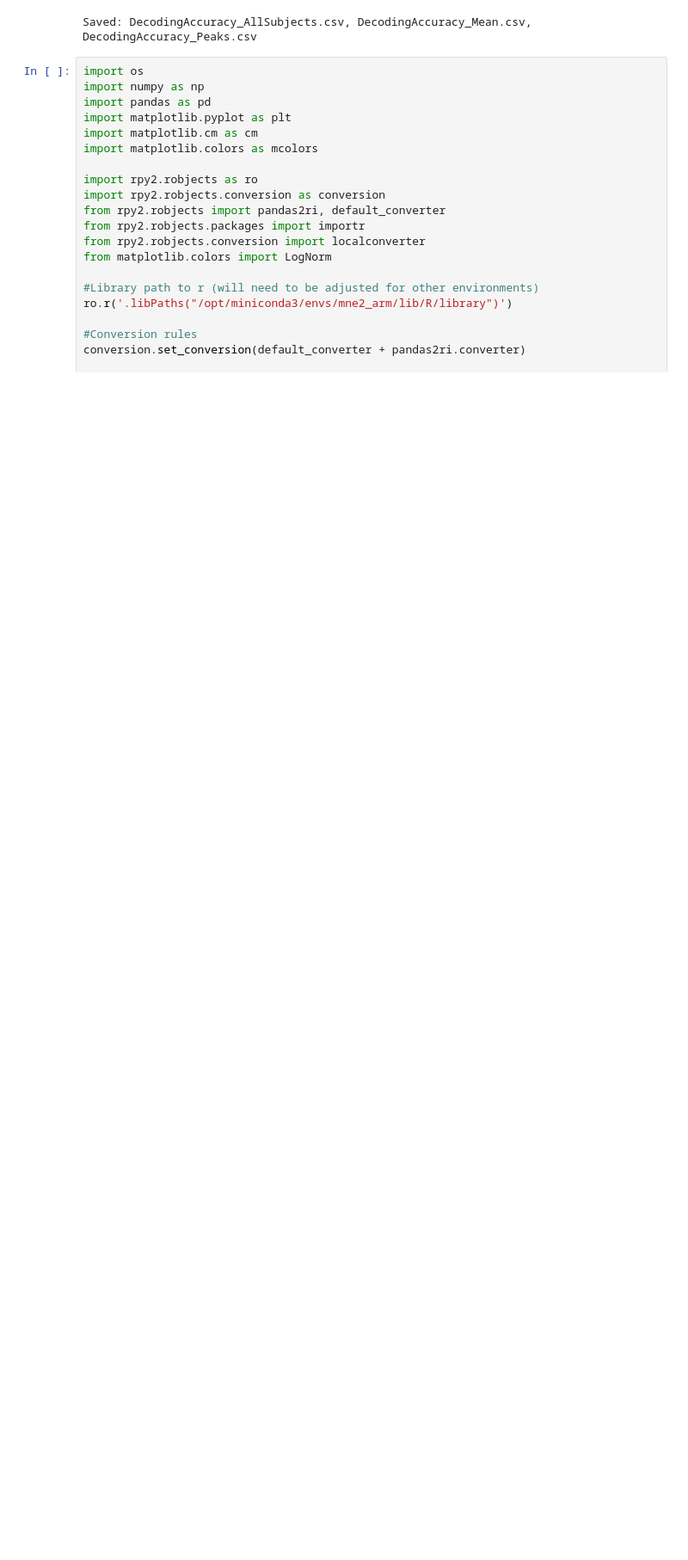
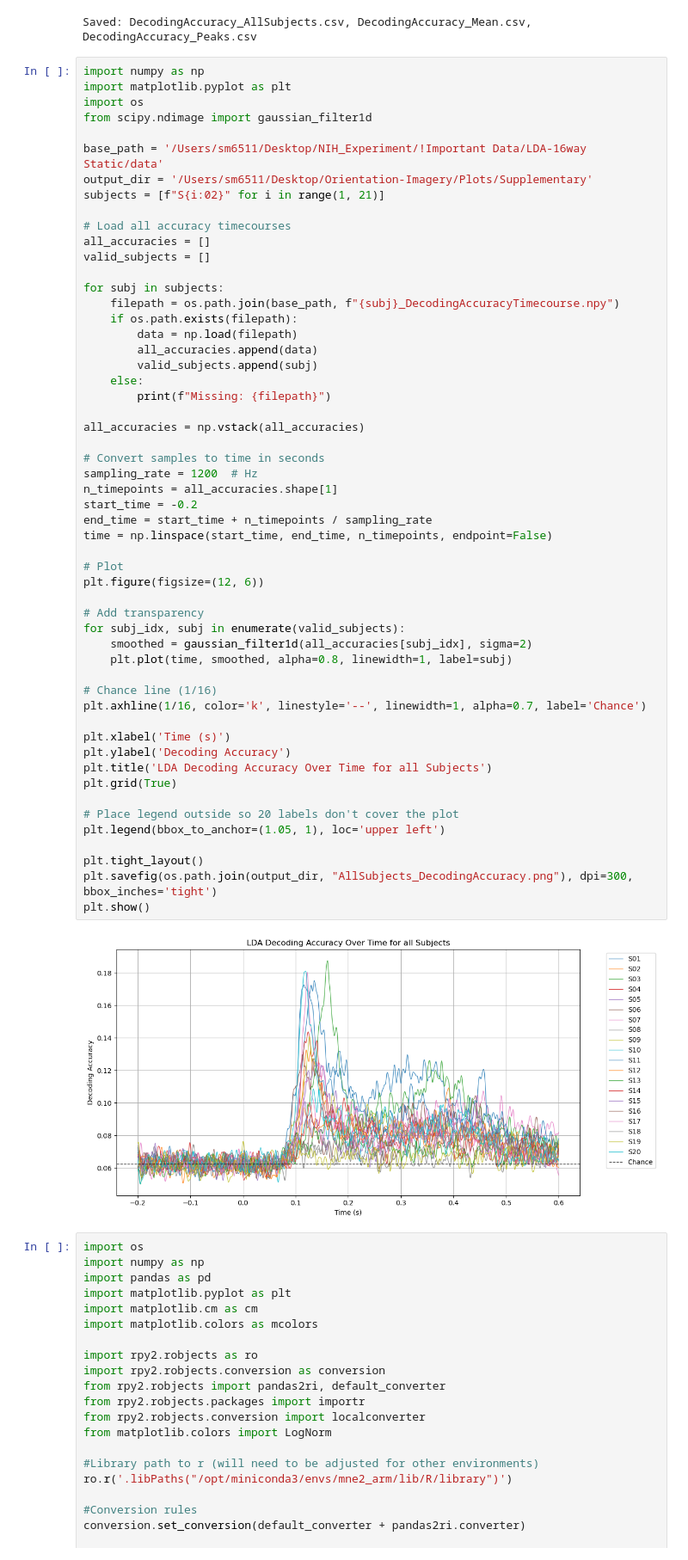
Before and after one commit to sebmonte/Orientation-Imagery, a Jupyter notebook: AnalysisScripts/Step2-WithinStillDiscrete/Step2BGroupWithinStill.ipynb, the cells around one changed output. Shown at 86% size. Cells and saved outputs as stored; diff of their text form; blank space fills up the shorter version.

```diff
--- a/AnalysisScripts/Step2-WithinStillDiscrete/Step2BGroupWithinStill.ipynb
+++ b/AnalysisScripts/Step2-WithinStillDiscrete/Step2BGroupWithinStill.ipynb
@@ -155,6 +155,62 @@ pd.DataFrame({"peak_timepoints": peak_times}).to_csv(
 print("Saved: DecodingAccuracy_AllSubjects.csv, DecodingAccuracy_Mean.csv, DecodingAccuracy_Peaks.csv")
 # %% [output]
 Saved: DecodingAccuracy_AllSubjects.csv, DecodingAccuracy_Mean.csv, DecodingAccuracy_Peaks.csv
+# %%
+import numpy as np
+import matplotlib.pyplot as plt
+import os
+from scipy.ndimage import gaussian_filter1d
+
+base_path = '/Users/sm6511/Desktop/NIH_Experiment/!Important Data/LDA-16way Static/data'
+output_dir = '/Users/sm6511/Desktop/Orientation-Imagery/Plots/Supplementary'
+subjects = [f"S{i:02}" for i in range(1, 21)]
+
+# Load all accuracy timecourses
+all_accuracies = []
+valid_subjects = []
+
+for subj in subjects:
+    filepath = os.path.join(base_path, f"{subj}_DecodingAccuracyTimecourse.npy")
+    if os.path.exists(filepath):
+        data = np.load(filepath)
+        all_accuracies.append(data)
+        valid_subjects.append(subj)
+    else:
+        print(f"Missing: {filepath}")
+
+all_accuracies = np.vstack(all_accuracies)
+
+# Convert samples to time in seconds
+sampling_rate = 1200  # Hz
+n_timepoints = all_accuracies.shape[1]
+start_time = -0.2
+end_time = start_time + n_timepoints / sampling_rate
+time = np.linspace(start_time, end_time, n_timepoints, endpoint=False)
+
+# Plot
+plt.figure(figsize=(12, 6))
+
+# Add transparency
+for subj_idx, subj in enumerate(valid_subjects):
+    smoothed = gaussian_filter1d(all_accuracies[subj_idx], sigma=2)
+    plt.plot(time, smoothed, alpha=0.8, linewidth=1, label=subj)
+
+# Chance line (1/16)
+plt.axhline(1/16, color='k', linestyle='--', linewidth=1, alpha=0.7, label='Chance')
+
+plt.xlabel('Time (s)')
+plt.ylabel('Decoding Accuracy')
+plt.title('LDA Decoding Accuracy Over Time for all Subjects')
+plt.grid(True)
+
+# Place legend outside so 20 labels don't cover the plot
+plt.legend(bbox_to_anchor=(1.05, 1), loc='upper left')
+
+plt.tight_layout()
+plt.savefig(os.path.join(output_dir, "AllSubjects_DecodingAccuracy.png"), dpi=300, bbox_inches='tight')
+plt.show()
+# %% [output]
+[figure, added]
 # %%
 import os
 import numpy as np
```
Also changed, not shown: 7 other files.
